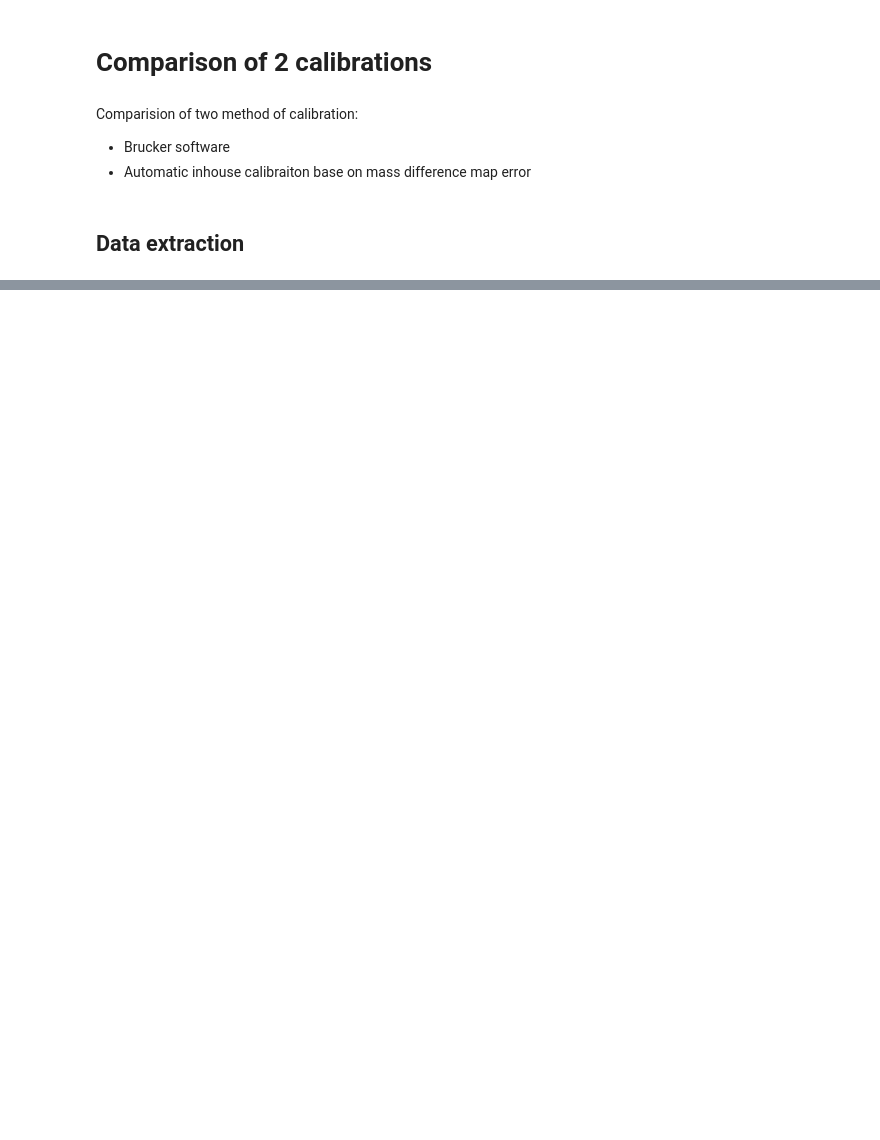
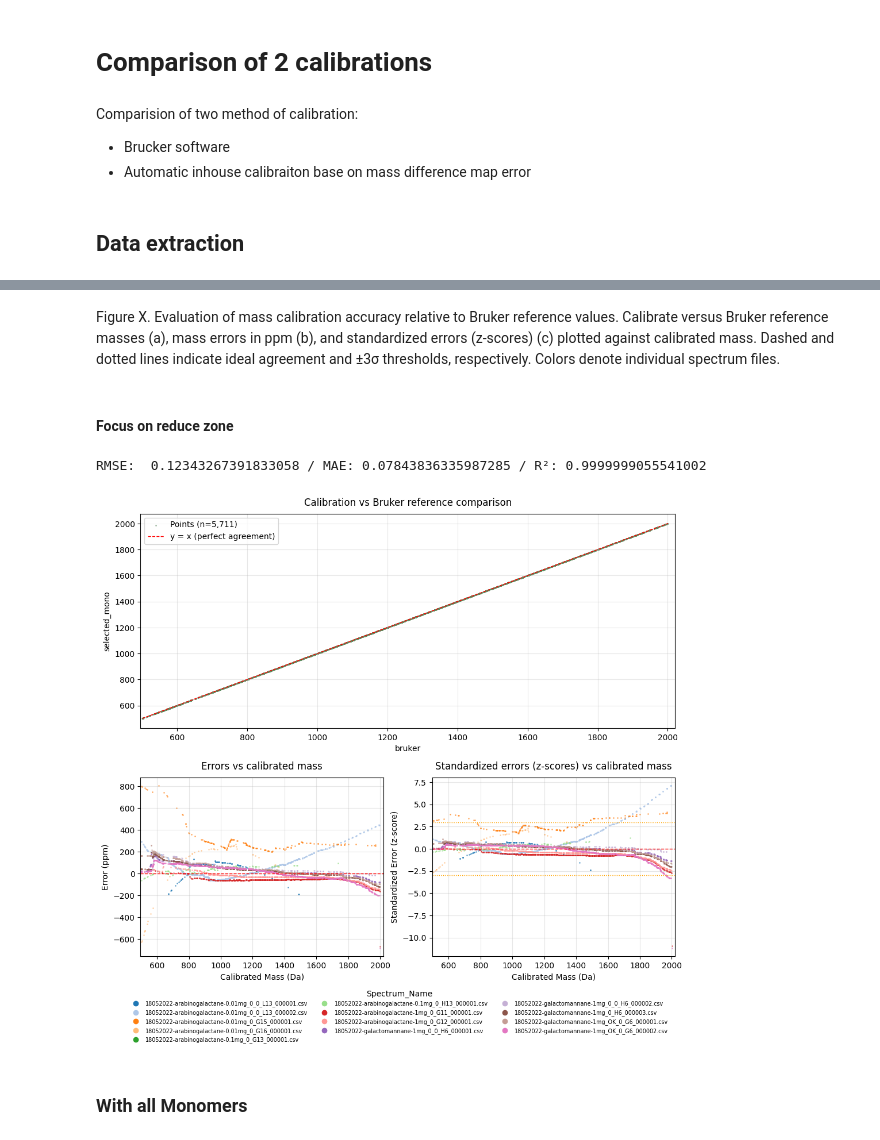
Before and after one commit to Protactinium92/SugarMALDI, a Jupyter notebook: src/calibration_comparison.ipynb, the cells around one changed output, grey strips where cells are left out. Cells and saved outputs as stored; diff of their text form; code cells hidden in the pictures; blank space fills up the shorter version.

Commit message:
Analysis of the calibration

```diff
--- a/src/calibration_comparison.ipynb
+++ b/src/calibration_comparison.ipynb
@@ -246,0 +668,19 @@ final_global_data = pl.concat(all_spectrum,  rechunk=True)
+# %% [markdown]
+Figure X. Evaluation of mass calibration accuracy relative to Bruker reference values. Calibrate versus Bruker reference masses (a), mass errors in ppm (b), and standardized errors (z-scores) (c) plotted against calibrated mass. Dashed and dotted lines indicate ideal agreement and ±3σ thresholds, respectively. Colors denote individual spectrum files.
+# %% [markdown]
+#### Focus on reduce zone
+# %%
+small_peaks_selected = peaks_selected.filter(pl.col("m/z")<2000)
+rmse_selected, mae_selected, r_2 = calculate_metrics(small_peaks_selected, ref_col="selected_mono", predict_col="bruker")
+print(f"RMSE:  {rmse_selected} / MAE: {mae_selected} / R²: {r_2}")
+plot_performance(
+    small_peaks_selected,
+    ref_col="bruker",
+    predict_col="selected_mono",
+    color="#5E8C61",  # Biochemistry-friendly color
+)
+# %% [output]
+RMSE:  0.12343267391833058 / MAE: 0.07843836335987285 / R²: 0.9999999055541002
+[figure, added]
+# %% [markdown]
+### With all Monomers
```
Also changed, not shown: parts of 29 cells of this notebook, 2 other files.
